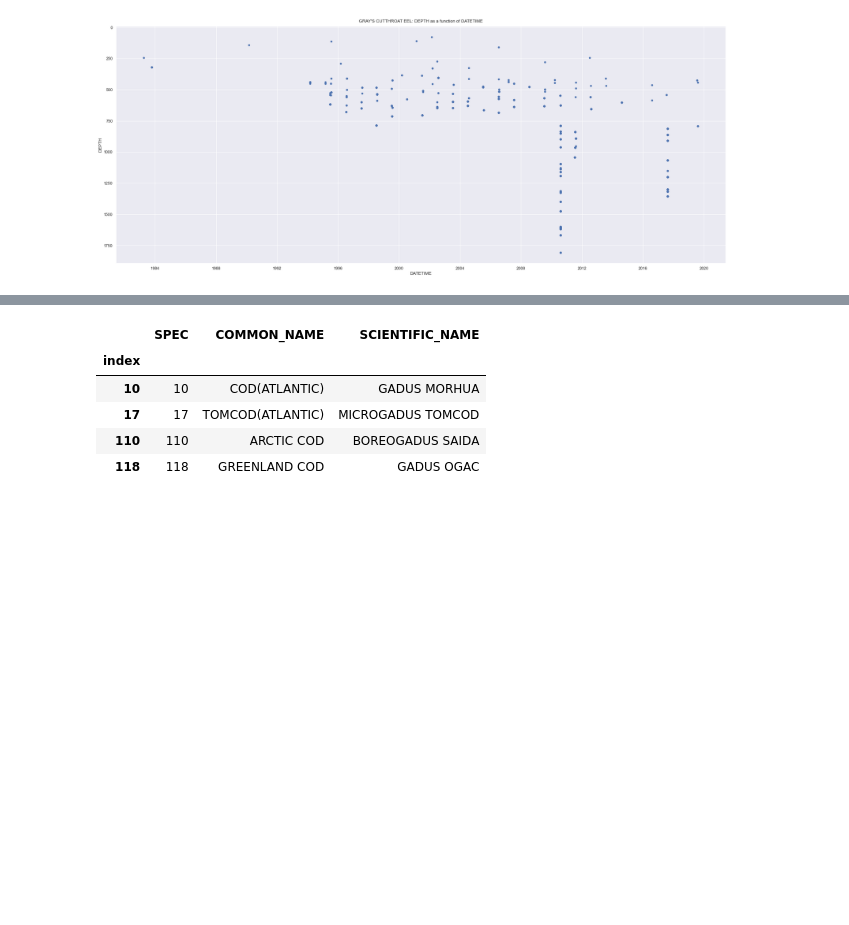
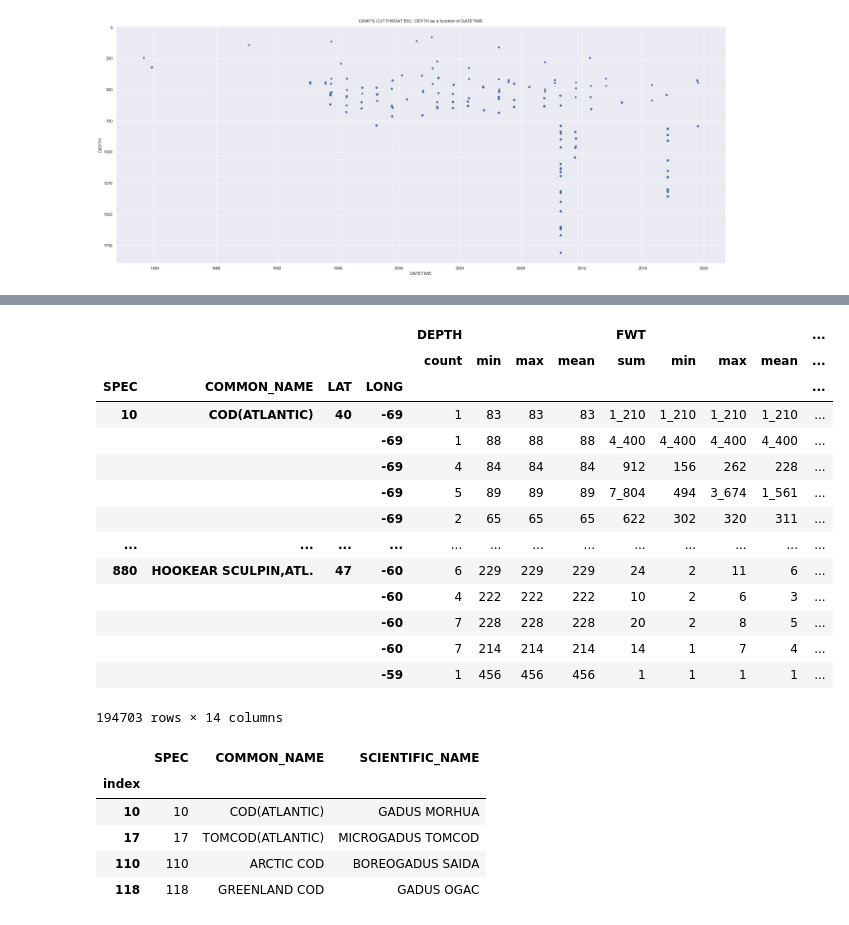
Before and after one commit to KevinCarr42/Maritimes-Research-Vessel-Surveys, a Jupyter notebook: Notebook3_Functions.ipynb, the cells around one changed output, grey strips where cells are left out. Saved outputs shown, nothing was run; the diff lists cells and outputs as text; code cells hidden in the pictures; blank space fills up the shorter version.

```diff
--- a/Notebook3_Functions.ipynb
+++ b/Notebook3_Functions.ipynb
@@ -759,7 +759,7 @@ scatterplot_species(df, 602)
 # %% [output]
 [figure]
 # %%
-def species_code_to_list(species_code):
+def species_code_to_list(species_code, min_species=None):
     """
     species_code='all' returns all species, otherwise,
     species_code can be an in or a list of ints
@@ -768,6 +768,11 @@ def species_code_to_list(species_code):
 
     # THIS MAY BE TOO MUCH DATA, TEST THIS
     if species_code == 'all':
+        # drop fish without greater count
+        if min_species != None:
+            spec_counts = pd.DataFrame(df.SPEC.value_counts())
+            return list(spec_counts[spec_counts.SPEC > 1000].index), f'All Species With More Than {min_species} Species'
+        # if min_species isn't inputted, actually output all species
         return list(SPECIES.SPEC), 'All Species'
 
     if isinstance(species_code, list):
@@ -781,4 +786,4 @@ def species_code_to_list(species_code):
 
     return species_code, species_name
 
-# species_code_to_list('all')
+len(species_code_to_list('all', min_species=1000)[0])
@@ -785,5 +792,5 @@ def species_code_to_list(species_code):
 # %%
-def geo_species(dataframe, species_code, date_min=None, date_max=None):
+def geo_species(dataframe, species_code, date_min=None, date_max=None, min_species=None):
     """
     species_code can be an in or a list of ints
     date_min and date_max are strings, formatted to be interpreted by pandas to_datetime() function
@@ -794,7 +801,7 @@ def geo_species(dataframe, species_code, date_min=None, date_max=None):
                    'STRAT', 'DUR', 'DIST', 'SPEED', 'DEPTH', 'SURF_TEMP', 'BOTT_TEMP', 'BOTT_SAL']  # tow info
 
     # just need the species code(s)
-    species_code = species_code_to_list(species_code)[0]
+    species_code = species_code_to_list(species_code, min_species=min_species)[0]
 
     # create dataframe with full dates
     map_df = dataframe[species_mapping_columns][dataframe['SPEC'].isin(species_code)]
@@ -1013,0 +959,24 @@ Wall time: 3.25 s
+# %%
+def aggregate_by_geo(dataframe, species_code, min_species=None, verbose=False):
+
+    aggregation = {
+        'DEPTH': ['count', 'min', 'max', 'mean'],  # count is how many fish in that location
+        'FWT': ['sum', 'min', 'max', 'mean'],  # cum is total weight of fish in that location
+        'AGE': ['min', 'max', 'mean'],
+        'FLEN': ['min', 'max', 'mean']
+    }
+
+    if verbose:
+        aggregation.update({
+            'DATETIME': ['mean'],
+            'SPEED': ['mean'],
+            'DIST': ['mean'],
+            'DUR': ['mean'],
+            'SURF_TEMP': ['mean'],
+            'BOTT_TEMP': ['mean'],
+            'BOTT_SAL': ['mean']
+        })
+
+    gdf = geo_species(dataframe, species_code, min_species=min_species).drop(['MATURITY', 'SEX', 'STRAT'], axis=1)
+
+    return gdf.groupby(['SPEC', 'COMMON_NAME', 'LAT', 'LONG']).agg(aggregation)
@@ -1013,0 +1021,4 @@ Wall time: 3.25 s
+# %%
+%%time
+aggregate_by_geo(df, 'all', min_species=1000)
+# %% [output]
@@ -1014,3 +1026,18 @@ Wall time: 3.25 s
+|  |  |  |  | DEPTH |  |  |  | FWT |  |  |  | ... |
+|  |  |  |  | count | min | max | mean | sum | min | max | mean | ... |
+| SPEC | COMMON_NAME | LAT | LONG |  |  |  |  |  |  |  |  | ... |
+| 10 | COD(ATLANTIC) | 40 | -69 | 1 | 83 | 83 | 83 | 1_210 | 1_210 | 1_210 | 1_210 | ... |
+|  |  |  | -69 | 1 | 88 | 88 | 88 | 4_400 | 4_400 | 4_400 | 4_400 | ... |
+|  |  |  | -69 | 4 | 84 | 84 | 84 | 912 | 156 | 262 | 228 | ... |
+|  |  |  | -69 | 5 | 89 | 89 | 89 | 7_804 | 494 | 3_674 | 1_561 | ... |
+|  |  |  | -69 | 2 | 65 | 65 | 65 | 622 | 302 | 320 | 311 | ... |
+| ... | ... | ... | ... | ... | ... | ... | ... | ... | ... | ... | ... | ... |
+| 880 | HOOKEAR SCULPIN,ATL. | 47 | -60 | 6 | 229 | 229 | 229 | 24 | 2 | 11 | 6 | ... |
+|  |  |  | -60 | 4 | 222 | 222 | 222 | 10 | 2 | 6 | 3 | ... |
+|  |  |  | -60 | 7 | 228 | 228 | 228 | 20 | 2 | 8 | 5 | ... |
+|  |  |  | -60 | 7 | 214 | 214 | 214 | 14 | 1 | 7 | 4 | ... |
+|  |  |  | -59 | 1 | 456 | 456 | 456 | 1 | 1 | 1 | 1 | ... |
+194703 rows × 14 columns
 # %%
 search_species_by_name('cod')
 # %% [output]
```
Also changed, not shown: parts of 15 cells of this notebook.
